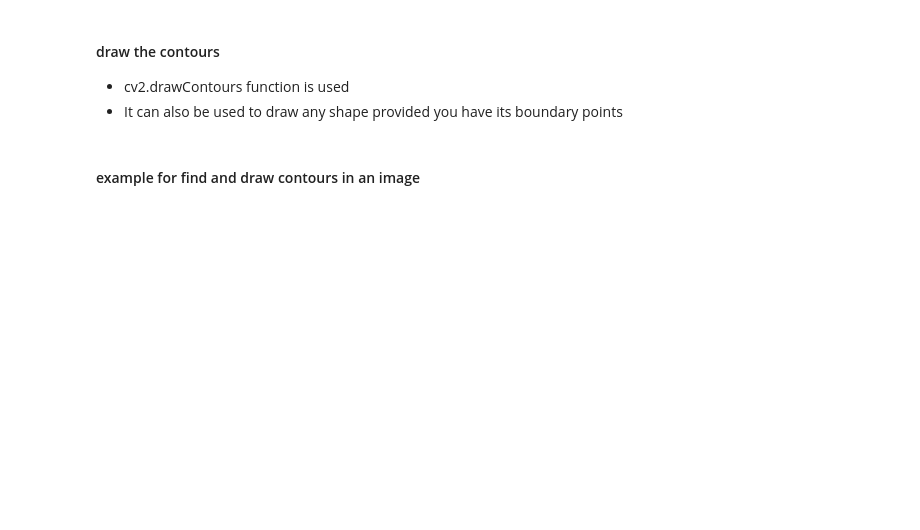
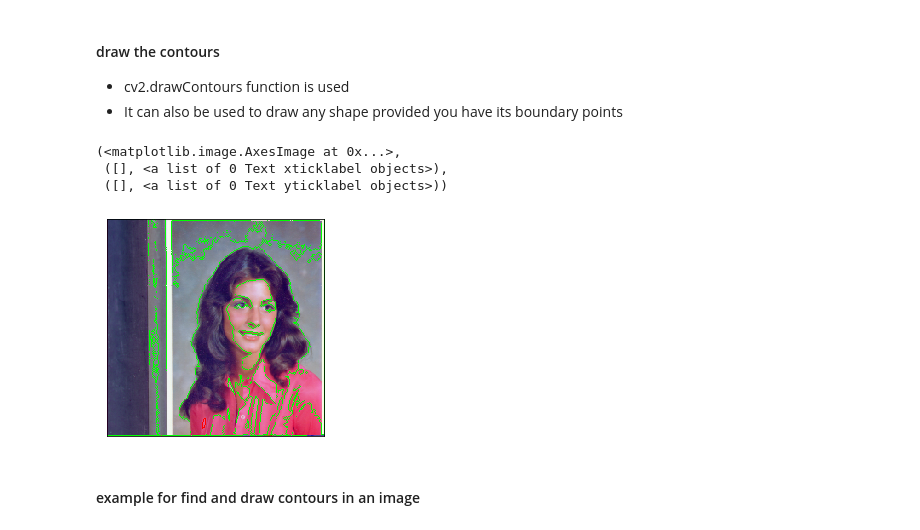
Before and after one commit to rojamogili/Python, a Jupyter notebook: OpenCV_basics/Contours_in_OpenCV.ipynb, the cells around one changed output. Drawn from its saved outputs; the diff is of its cells as text; code cells hidden in the pictures; blank space fills up the shorter version.

```diff
--- a/OpenCV_basics/Contours_in_OpenCV.ipynb
+++ b/OpenCV_basics/Contours_in_OpenCV.ipynb
@@ -34,19 +42,30 @@ cv2.destroyAllWindows()
 # %%
 # To draw all contours in an image
 imgc=cv2.drawContours(img,contours,-1,(0,255,0),1)
 cv2.imshow('img_contours',imgc)
 
 # to draw an individual contour
     # Two methods we have
 img_parti=cv2.drawContours(img,contours,3,(0,255,0),1)
 cv2.imshow('particular_contour',img_parti)
 
 c=contours[4]
 img_p=cv2.drawContours(img,[c],0,(0,0,255),1)
 cv2.imshow('particular_contour_m',img_p)
 
 cv2.waitKey(0)
 cv2.destroyAllWindows()
+
+imgc=cv2.cvtColor(imgc,cv2.COLOR_BGR2RGB)
+img_parti=cv2.cvtColor(img_parti,cv2.COLOR_BGR2RGB)
+img_p=cv2.cvtColor(img_p,cv2.COLOR_BGR2RGB)
+
+plt.imshow(imgc),plt.xticks([]),plt.yticks([])
+# %% [output]
+(<matplotlib.image.AxesImage at 0x...>,
+ ([], <a list of 0 Text xticklabel objects>),
+ ([], <a list of 0 Text yticklabel objects>))
+[figure, added]
 # %% [markdown]
 #### example for find and draw contours in an image
 # %%
```
Also changed, not shown: parts of 94 cells of this notebook, 6 other files.
